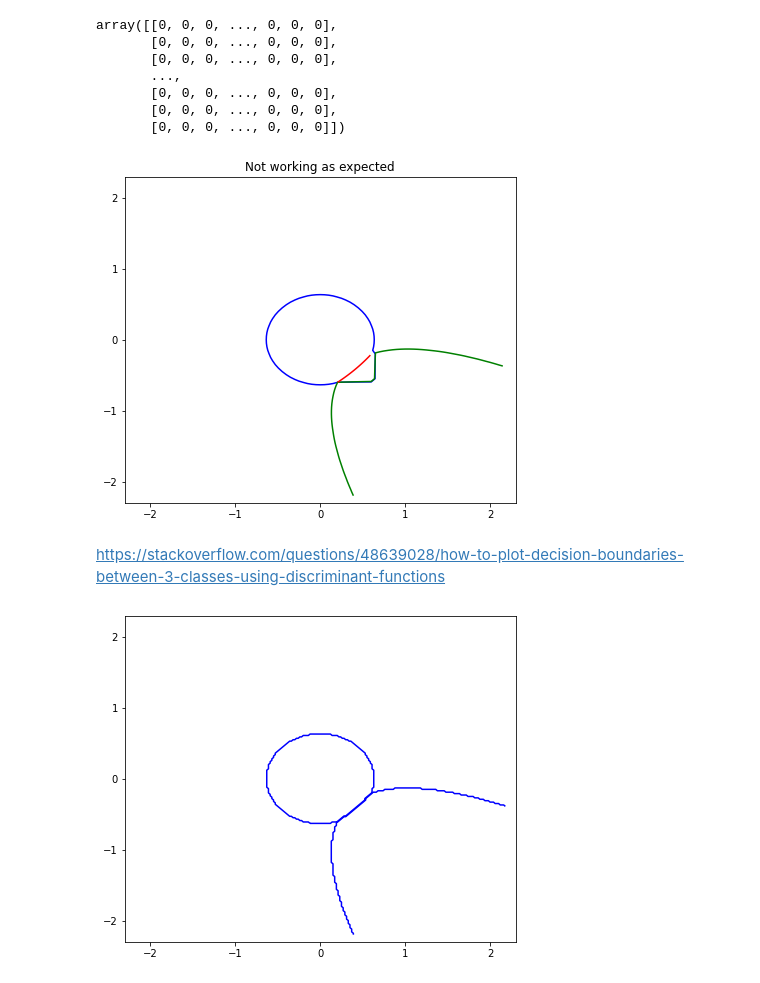
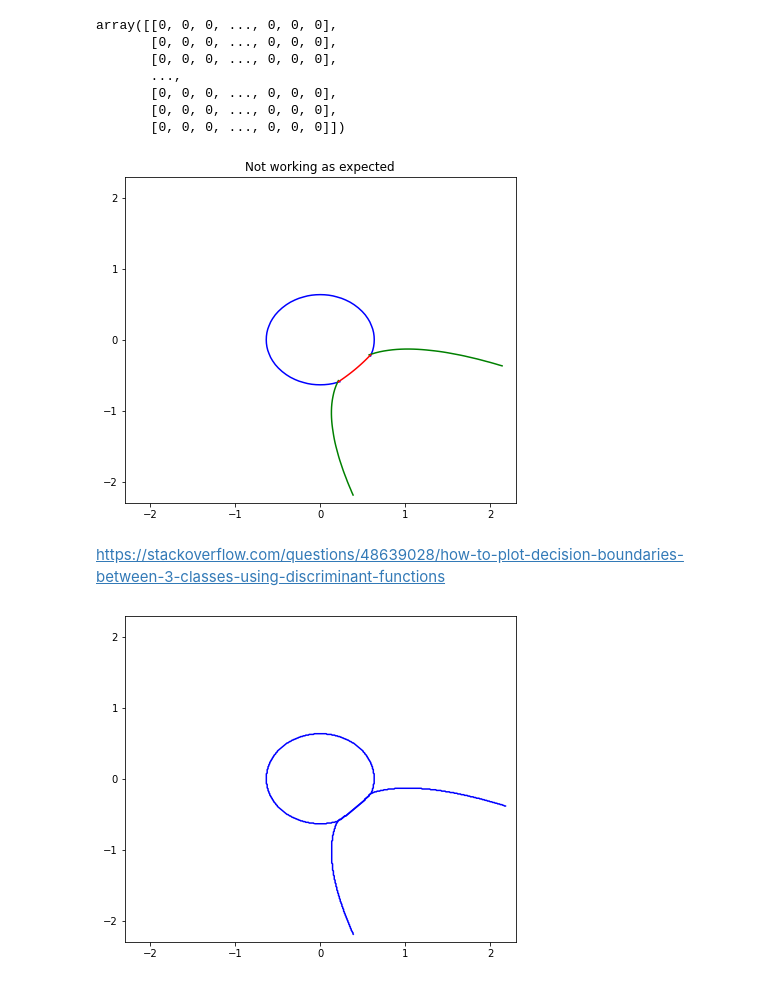
Before and after one commit to evidentiallab/Lunde_Chen_NN_Belief_Reproduction, a Jupyter notebook: NNBelief_neural_network.ipynb, the cells around one changed output. Drawn from its saved outputs; the diff is of its cells as text; code cells hidden in the pictures.

```diff
--- a/NNBelief_neural_network.ipynb
+++ b/NNBelief_neural_network.ipynb
@@ -223,41 +196,42 @@ def decision_boudary(func_a, func_b, _grid_X, _grid_Y):
     return np.vectorize(func_a)(_grid_X, _grid_Y) - \
             np.vectorize(func_b)(_grid_X, _grid_Y)
 
+# https://matplotlib.org/2.0.2/examples/pylab_examples/contourf_demo.html
 def cut_off_decision_boudary_within_rec(_grid_X, _grid_Y, matrix):
     def cut_within_rec(_px, _py, _element):
-        if(0.2 < _px < 0.6 and -0.6 < _py < -0.2):
-            return 1
+        if(0.2 < _px < 0.6 - 0.05 and -0.6 < _py < -0.2 - 0.05):
+            return np.nan
         else:
             return _element
     return np.vectorize(cut_within_rec)(_grid_X, _grid_Y, matrix)
 
 feature_x = np.arange(-2.2, 2.2, 0.05)
 feature_y = np.arange(-2.2, 2.2, 0.05)
 [grid_X, grid_Y] = np.meshgrid(feature_x, feature_y)
 
 
-feature_x_rec = np.arange(0.2, 0.6, 0.01)
-feature_y_rec = np.arange(-0.6, -0.2, 0.01)
+feature_x_rec = np.arange(0.2, 0.61, 0.01)
+feature_y_rec = np.arange(-0.6, -0.19, 0.01)
 [grid_X_rec, grid_Y_rec] = np.meshgrid(feature_x_rec, feature_y_rec)
 
 fig, ax = plt.subplots(1, 1)
 _Z12 = decision_boudary(dist_1, dist_2, grid_X, grid_Y)
 Z12 = cut_off_decision_boudary_within_rec(grid_X, grid_Y, _Z12)
 ax.contour(grid_X, grid_Y, Z12, [0], colors='blue')
 _Z23 = decision_boudary(dist_2, dist_3, grid_X, grid_Y)
 Z23 = cut_off_decision_boudary_within_rec(grid_X, grid_Y, _Z23)
 ax.contour(grid_X, grid_Y, Z23, [0], colors='green')
 
 Z13 = decision_boudary(dist_1, dist_3, grid_X_rec, grid_Y_rec)
 ax.contour(grid_X_rec, grid_Y_rec, Z13, [0], colors='red')
 
 fig.set_size_inches(7, 6)
 plt.xlim([-2.3, 2.3])
 plt.ylim([-2.3, 2.3])
 ax.set_title('Not working as expected')
 plt.show()
 # %% [output]
-[figure, old version]
+[figure, new version]
 # %% [markdown]
 https://stackoverflow.com/questions/48639028/how-to-plot-decision-boundaries-between-3-classes-using-discriminant-functions
 # %%
@@ -282,8 +256,8 @@ def decision_boudary(func_a, func_b, func_c, _grid_X, _grid_Y):
     return np.vectorize(compare_and_assign_value)(matrix_a, matrix_b, matrix_c)
 
 
-feature_x = np.arange(-2.2, 2.2, 0.02)
-feature_y = np.arange(-2.2, 2.2, 0.02)
+feature_x = np.arange(-2.2, 2.2, 0.01)
+feature_y = np.arange(-2.2, 2.2, 0.01)
 [grid_X, grid_Y] = np.meshgrid(feature_x, feature_y)
 
 fig, ax = plt.subplots(1, 1)
@@ -296,4 +270,4 @@ plt.xlim([-2.3, 2.3])
 plt.ylim([-2.3, 2.3])
 plt.show()
 # %% [output]
-[figure, old version]
+[figure, new version]
```
Also changed, not shown: parts of 2 cells of this notebook.
